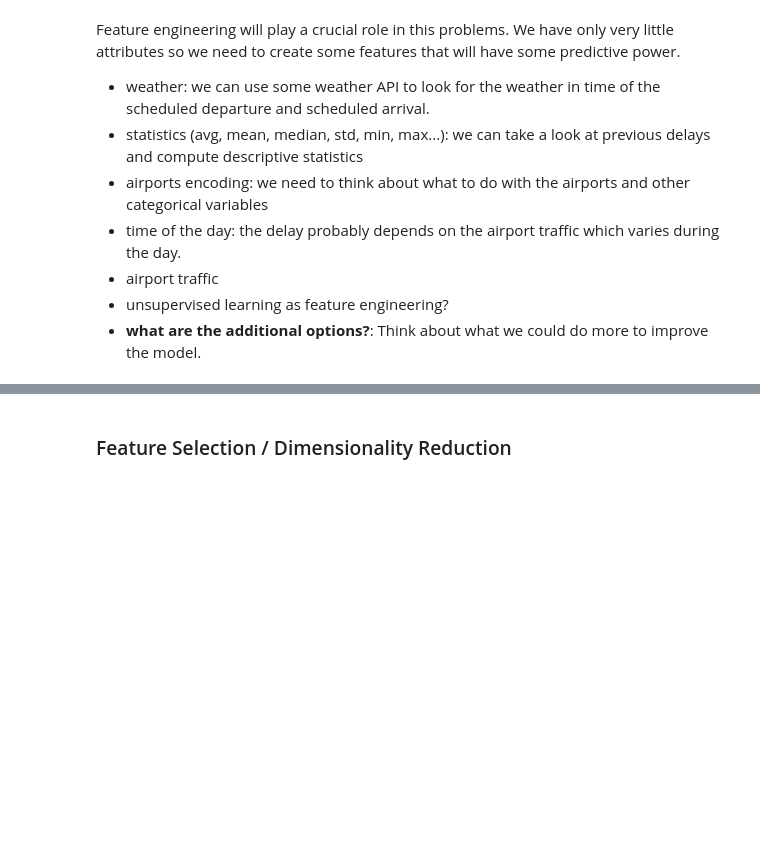
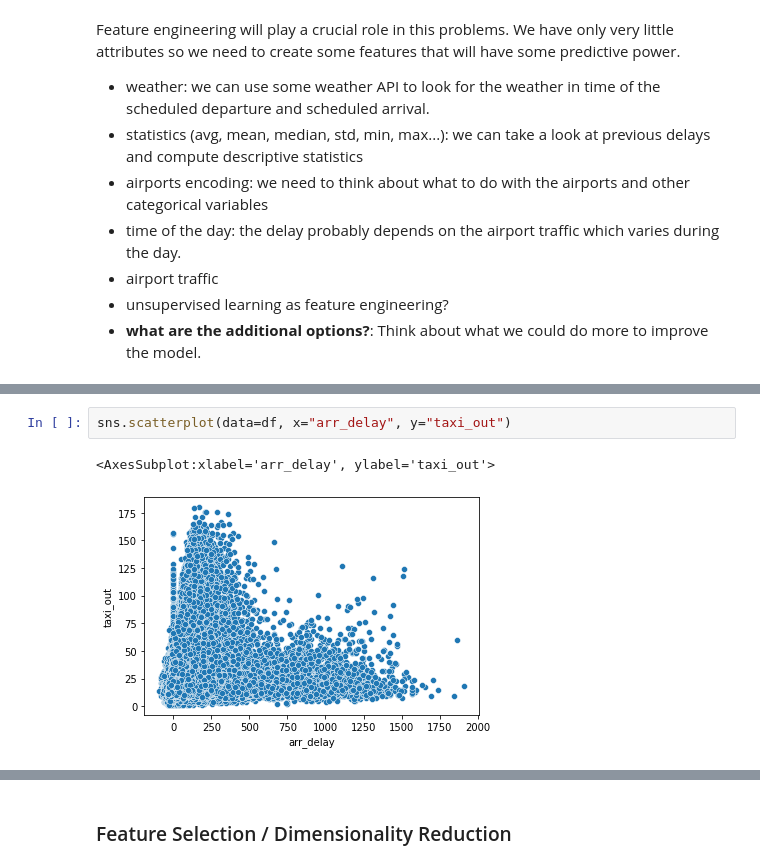
Before and after one commit to Christiantruchsess/Predicting_Flight_Delays, a Jupyter notebook: modeling_Ruslan.ipynb, the cells around one changed output, grey strips where cells are left out. Cells and saved outputs as stored; diff of their text form; blank space fills up the shorter version.

```diff
--- a/modeling_Ruslan.ipynb
+++ b/modeling_Ruslan.ipynb
@@ -71,0 +84,5 @@ Feature engineering will play a crucial role in this problems. We have only very
+# %%
+sns.scatterplot(data=df, x="arr_delay", y="taxi_out")
+# %% [output]
+<AxesSubplot:xlabel='arr_delay', ylabel='taxi_out'>
+[figure, added]
```
Also changed, not shown: parts of 35 cells of this notebook, 1 other file.
